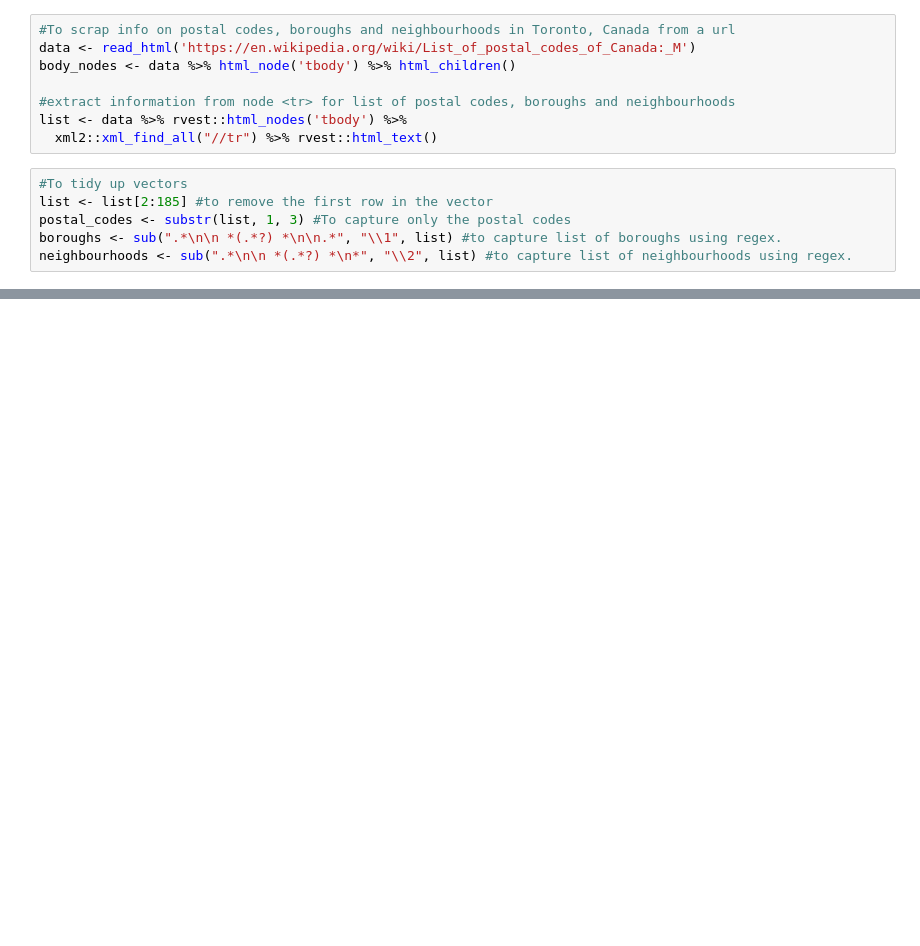
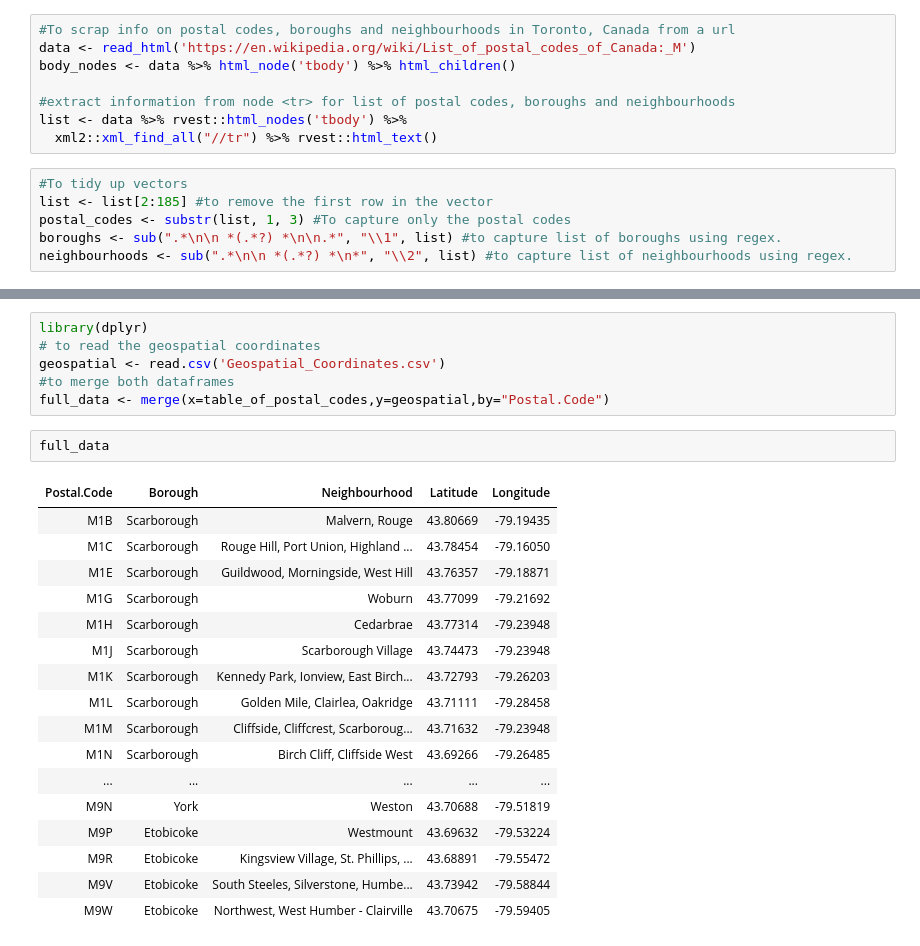
Before and after one commit to Ajeethaa/Coursera_Capstone, a Jupyter notebook: Neighbourhood Segmentation and Clustering using R.ipynb, the cells around one changed output, grey strips where cells are left out. Saved outputs shown, nothing was run; the diff lists cells and outputs as text; blank space fills up the shorter version.

```diff
--- a/Neighbourhood Segmentation and Clustering using R.ipynb
+++ b/Neighbourhood Segmentation and Clustering using R.ipynb
@@ -79,3 +75,29 @@ tail(table_of_postal_codes, 10)
 | M7Y | East Toronto | Business reply mail Processing Ce... |
 | M8Y | Etobicoke | Old Mill South, King's Mill Park,... |
 | M8Z | Etobicoke | Mimico NW, The Queensway West, So... |
+# %%
+library(dplyr)
+# to read the geospatial coordinates
+geospatial <- read.csv('Geospatial_Coordinates.csv')
+#to merge both dataframes
+full_data <- merge(x=table_of_postal_codes,y=geospatial,by="Postal.Code")
+# %%
+full_data
+# %% [output]
+| Postal.Code | Borough | Neighbourhood | Latitude | Longitude |
+| M1B | Scarborough | Malvern, Rouge | 43.80669 | -79.19435 |
+| M1C | Scarborough | Rouge Hill, Port Union, Highland ... | 43.78454 | -79.16050 |
+| M1E | Scarborough | Guildwood, Morningside, West Hill | 43.76357 | -79.18871 |
+| M1G | Scarborough | Woburn | 43.77099 | -79.21692 |
+| M1H | Scarborough | Cedarbrae | 43.77314 | -79.23948 |
+| M1J | Scarborough | Scarborough Village | 43.74473 | -79.23948 |
+| M1K | Scarborough | Kennedy Park, Ionview, East Birch... | 43.72793 | -79.26203 |
+| M1L | Scarborough | Golden Mile, Clairlea, Oakridge | 43.71111 | -79.28458 |
+| M1M | Scarborough | Cliffside, Cliffcrest, Scarboroug... | 43.71632 | -79.23948 |
+| M1N | Scarborough | Birch Cliff, Cliffside West | 43.69266 | -79.26485 |
+| ... | ... | ... | ... | ... |
+| M9N | York | Weston | 43.70688 | -79.51819 |
+| M9P | Etobicoke | Westmount | 43.69632 | -79.53224 |
+| M9R | Etobicoke | Kingsview Village, St. Phillips, ... | 43.68891 | -79.55472 |
+| M9V | Etobicoke | South Steeles, Silverstone, Humbe... | 43.73942 | -79.58844 |
+| M9W | Etobicoke | Northwest, West Humber - Clairville | 43.70675 | -79.59405 |
```
Also changed, not shown: parts of 5 cells of this notebook, 1 other file.
